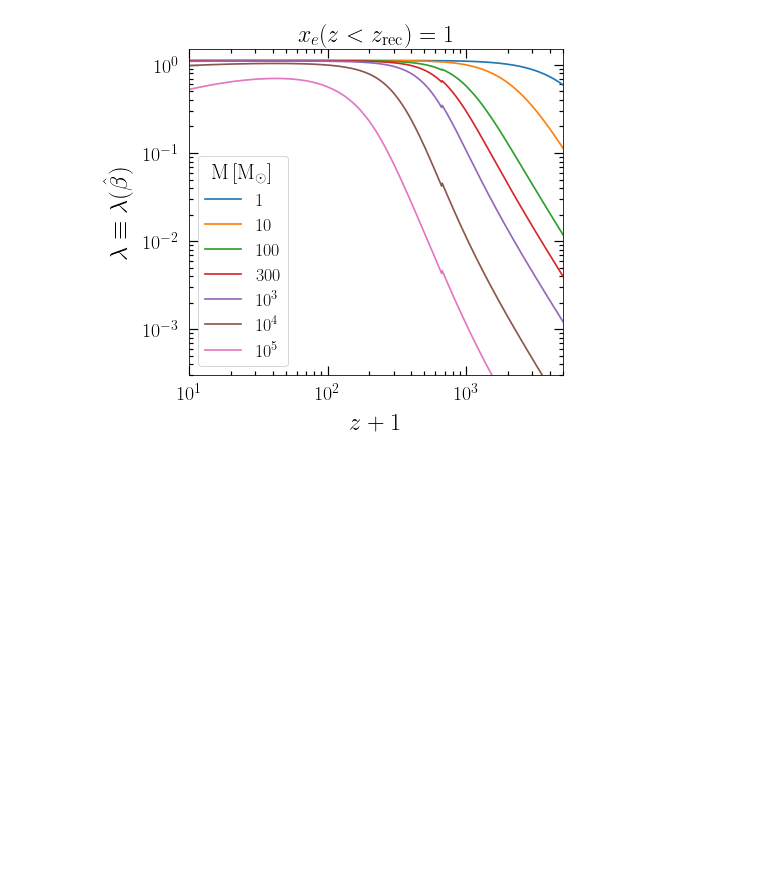
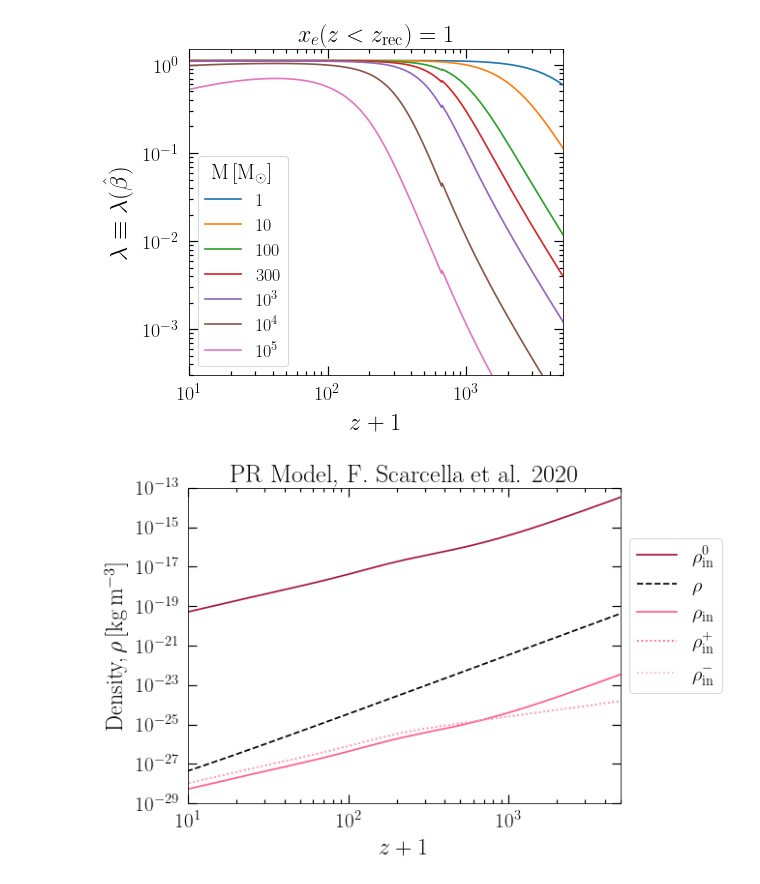
Before and after one commit to pratibhajangra591/project-2, a Jupyter notebook: c_s, β, λ vs z+1.ipynb, the cells around one changed output. Cells and saved outputs as stored; diff of their text form; code cells hidden in the pictures; blank space fills up the shorter version.

```diff
--- a/c_s, β, λ vs z+1.ipynb
+++ b/c_s, β, λ vs z+1.ipynb
@@ -258,0 +343,58 @@ plt.show()
+# %%
+# Plot of the density of the accreted material inside the ionized region
+# of PR accretion Model as per https://arxiv.org/pdf/2012.10421.pdf.
+
+
+fig,ax = plt.subplots(1, figsize = (8, 6))
+plt.rc('lines', linewidth = 1.7)
+plt.rcParams['font.family'] = 'serif'
+plt.tick_params(axis = 'both', right=True, top=True, which = 'minor', width= 1.2, length = 4, direction = 'in')
+plt.tick_params(axis = 'both', right=True, top=True, which = 'major', width= 1.2, length = 9, direction = 'in')
+
+
+z_array = np.geomspace(1, 1e4, 10000)
+ρ_array = np.zeros(len(z_array))
+ρ_in_array = np.zeros(len(z_array))
+ρ_in_plus_array = np.zeros(len(z_array))
+ρ_in_minus_array = np.zeros(len(z_array))
+ρ_in_0_array = np.zeros(len(z_array))
+
+
+free_parameter = 25
+for i, z in enumerate(z_array):
+    ρ_array[i] = ρ(z) * M_solar * (pc**-3) * 1e-3
+    ρ_in_array[i] = ρ_in(z) * M_solar * (pc**-3) * 1e-3
+    ρ_in_plus_array[i] = ρ_in_plus(z) * M_solar * (pc**-3) * 1e-3
+    ρ_in_minus_array[i] = ρ_in_minus(z) * M_solar * (pc**-3) * 1e-3
+    ρ_in_0_array[i] = ρ_in_0(z) * (pc/yr) * M_solar * (pc**-3) * 1e-3
+
+
+
+ax.loglog(z_array, ρ_in_0_array, '#a4133c')
+ax.loglog(z_array, ρ_array, 'k', ls = '--')
+ax.loglog(z_array, ρ_in_array, '#ff5c8a')
+ax.loglog(z_array, ρ_in_plus_array, '#ff4d6d', ls =':')
+ax.loglog(z_array, ρ_in_minus_array, '#ffb3c1', ls =':')
+
+
+ax.tick_params(axis='x', pad = 9.9)
+ax.tick_params(axis='y', pad = 9.9)
+
+
+
+
+plt.legend([r'$\rho_\mathrm{in}^{0}$', r'$\rho$', r'$\rho_\mathrm{in}$',
+           r'$\rho_\mathrm{in}^{+}$', r'$\rho_\mathrm{in}^{-}$'],
+           title_fontsize = 12, loc = (1.02, 0.35), prop = {"size":20.5})
+
+plt.ylim(1e-29, 1e-13)
+plt.xlim(10, 5000)
+plt.ylabel(r"Density,$\, \rho\, \mathrm{[kg \,m^{-3}}]$ ", fontsize = 24, labelpad = 8)
+plt.xlabel(r"$z + 1$", fontsize = 24, labelpad = 8)
+plt.xticks(fontsize = 21)
+plt.yticks(fontsize = 21)
+plt.title('PR Model,  F. Scarcella et al. 2020', fontsize = 26, pad = 6)
+plt.savefig('PR_densities.pdf', bbox_inches = 'tight')
+plt.show()
+# %% [output]
+[figure, added]
```
Also changed, not shown: parts of 11 cells of this notebook.
